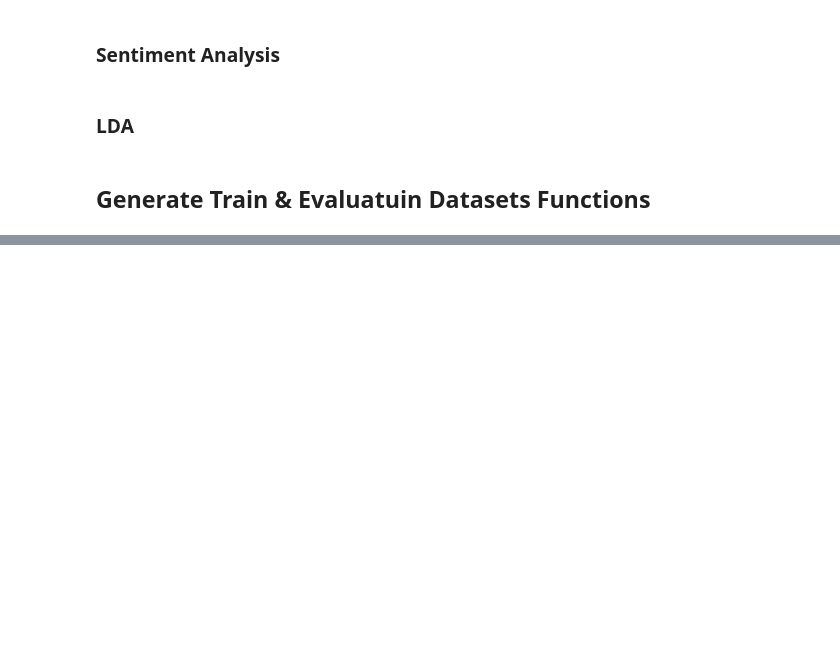
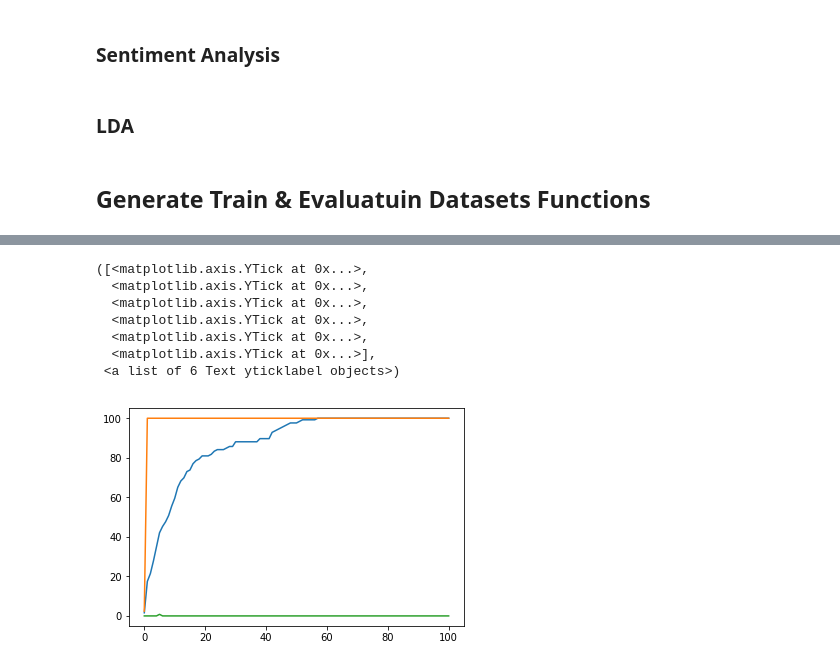
Before and after one commit to kstrauch94/Crime-Prediction-with-Tweets, a Jupyter notebook: pipeline/Pipeline.ipynb, the cells around one changed output, grey strips where cells are left out. Drawn from its saved outputs; the diff is of its cells as text; code cells hidden in the pictures; blank space fills up the shorter version.

```diff
--- a/pipeline/Pipeline.ipynb
+++ b/pipeline/Pipeline.ipynb
@@ -324,7 +319,6 @@ def generate_one_step_surveillance_data(train_dataset,
     threat_datasets.append(list(crime_counts.index))
 
     for threat_model_index, threat_dataset in enumerate(threat_datasets):
-        print(threat_model_index)
         for cell_index, (latitude_index, longitude_index) in enumerate(threat_dataset):
             surveillance_data[threat_model_index][cell_index] = crime_counts.get((latitude_index, longitude_index), 0)
 
@@ -334,8 +328,7 @@ def generate_one_step_surveillance_data(train_dataset,
 def generate_all_data_surveillance_data(crimes_data, tweets_data, n_train_days):
     surveillance_data = np.zeros((3, N_CHICAGO_THREAT_GRID_LIST))
 
-    for start_train_date in pd.date_range(START_DATE, END_DATE)[:-(n_train_days+1)]:
-        print('--->', start_train_date)
+    for start_train_date in (pd.date_range(START_DATE, END_DATE)[:-(n_train_days+1)]):
 
         train_dataset, evaluation_dataset = generate_one_step_datasets(crimes_data,
                                                                        tweets_data,
@@ -345,13 +338,13 @@ def generate_all_data_surveillance_data(crimes_data, tweets_data, n_train_days):
         surveillance_data += generate_one_step_surveillance_data(train_dataset,
                                                                  evaluation_dataset)
 
-        surveillance_data = surveillance_data.cumsum(axis=0)
-        surveillance_data /= surveillance_data.sum(axis=0)
+#        surveillance_data = surveillance_data.cumsum(axis=0)
+#        surveillance_data /= surveillance_data.sum(axis=0)
 
     return surveillance_data
 
 def plot_surveillance_data(surveillance_data):
     pass
 # %%
-q = generate_all_data_surveillance_data(crimes_data, tweets_data, 60)
+q = generate_all_data_surveillance_data(crimes_data, tweets_data, 72)
 # %% [output]
@@ -492,0 +400,19 @@ plt.plot(((q.cumsum(axis=1).T / q.sum(axis=1)).T)[1, :])
+# %%
+step = int(qq.shape[1] / 100)
+qq = (q.cumsum(axis=1) / q.sum(axis=1)[:,None])[:,::step]
+
+plt.plot(qq[0])
+#plt.plot(qq[1][::step])
+plt.plot(qq[2])
+plt.plot(qq[1] - qq[0])
+plt.xticks(range(0, 120, 20))
+plt.yticks(np.arange(0, 1.2, 0.2), range(0, 120, 20))
+# %% [output]
+([<matplotlib.axis.YTick at 0x...>,
+  <matplotlib.axis.YTick at 0x...>,
+  <matplotlib.axis.YTick at 0x...>,
+  <matplotlib.axis.YTick at 0x...>,
+  <matplotlib.axis.YTick at 0x...>,
+  <matplotlib.axis.YTick at 0x...>],
+ <a list of 6 Text yticklabel objects>)
+[figure, added]
```
Also changed, not shown: parts of 3 cells of this notebook.
